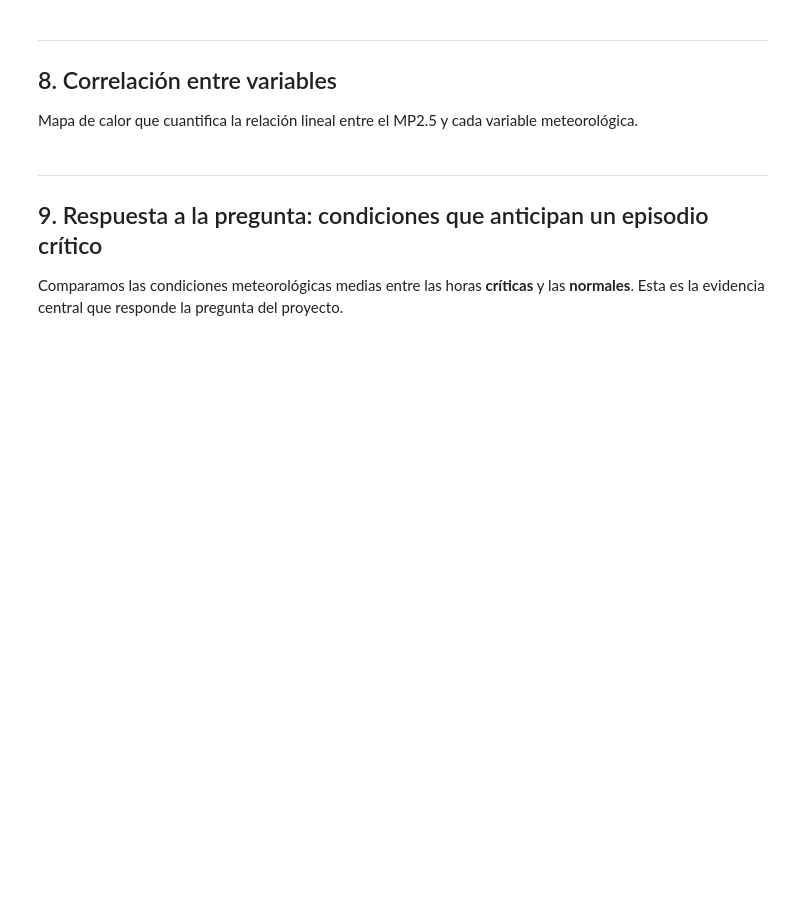
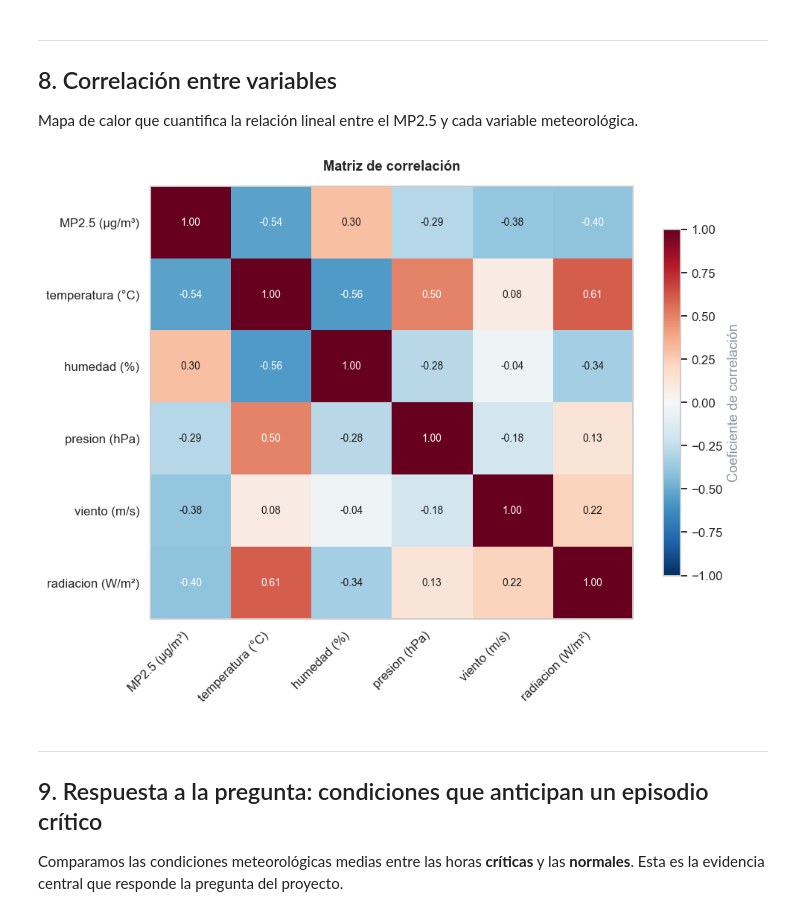
Before and after one commit to Rfcha/abp_cienciadatos, a Jupyter notebook: F3-calidad-aire-santiago/notebooks/01_exploracion.ipynb, the cells around one changed output. Saved outputs shown, nothing was run; the diff lists cells and outputs as text; code cells hidden in the pictures; blank space fills up the shorter version.

```diff
--- a/F3-calidad-aire-santiago/notebooks/01_exploracion.ipynb
+++ b/F3-calidad-aire-santiago/notebooks/01_exploracion.ipynb
@@ -293,30 +436,32 @@ plt.show()
 
 Mapa de calor que cuantifica la relaci&oacute;n lineal entre el MP2.5 y cada variable meteorol&oacute;gica.
 # %%
-vars_corr = ['MP2.5', 'MP10', 'temperatura', 'humedad', 'presion',
-             'viento', 'radiacion', 'inversion_termica']
+vars_corr = ['MP2.5 (µg/m³)', 'temperatura (°C)', 'humedad (%)', 'presion (hPa)',
+             'viento (m/s)', 'radiacion (W/m²)']
 corr = df[vars_corr].corr()
 
 fig, ax = plt.subplots(figsize=(9, 7))
 im = ax.imshow(corr.values, cmap='RdBu_r', vmin=-1, vmax=1, aspect='auto')
 ax.set_xticks(range(len(vars_corr)))
 ax.set_yticks(range(len(vars_corr)))
 ax.set_xticklabels(vars_corr, rotation=45, ha='right')
 ax.set_yticklabels(vars_corr)
 
 # Anotar cada celda con su valor
 for i in range(len(vars_corr)):
     for j in range(len(vars_corr)):
         v = corr.values[i, j]
         ax.text(j, i, f'{v:.2f}', ha='center', va='center',
                 color='white' if abs(v) > 0.4 else '#1c1c1c', fontsize=9)
 
 cb = fig.colorbar(im, ax=ax, shrink=0.8)
 cb.set_label('Coeficiente de correlación', color=COL['sub'])
 ax.set_title('Matriz de correlación', pad=14)
 ax.grid(False)
 plt.tight_layout()
 plt.show()
+# %% [output]
+[figure, added]
 # %% [markdown]
 ---
 ## 9. Respuesta a la pregunta: condiciones que anticipan un episodio cr&iacute;tico
```
Also changed, not shown: parts of 15 cells of this notebook.
